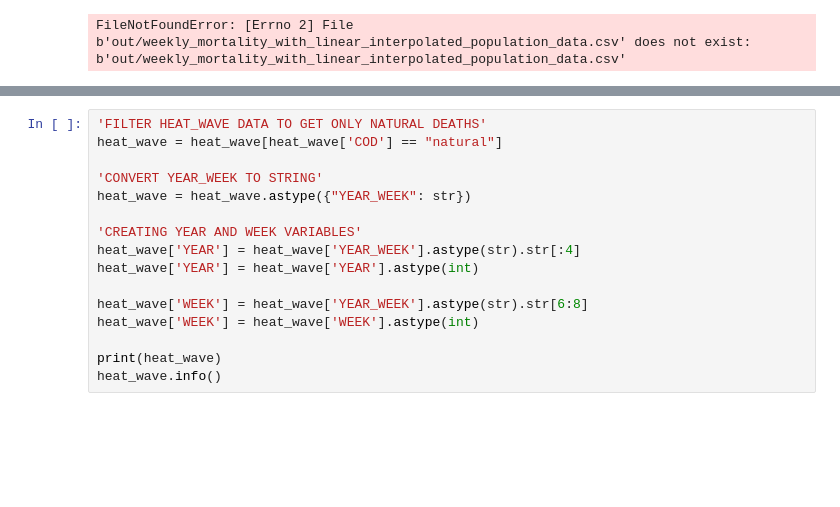
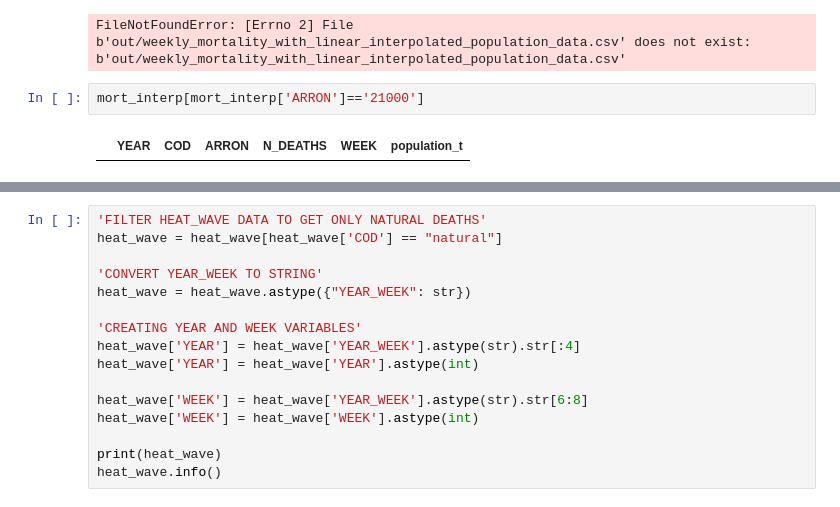
Before and after one commit to mariobecerra/mda_project, a Jupyter notebook: code/03_merge_mortality_population.ipynb, the cells around one changed output, grey strips where cells are left out. Cells and saved outputs as stored; diff of their text form; blank space fills up the shorter version.

```diff
--- a/code/03_merge_mortality_population.ipynb
+++ b/code/03_merge_mortality_population.ipynb
@@ -34,3 +34,7 @@ mort_interp.info()
 
 [81142 rows x 8 columns]
 FileNotFoundError: [Errno 2] File b'out/weekly_mortality_with_linear_interpolated_population_data.csv' does not exist: b'out/weekly_mortality_with_linear_interpolated_population_data.csv'
+# %%
+mort_interp[mort_interp['ARRON']=='21000']
+# %% [output]
+|  | YEAR | COD | ARRON | N_DEATHS | WEEK | population_t |
```
Also changed, not shown: parts of 5 cells of this notebook, 2 other files.
